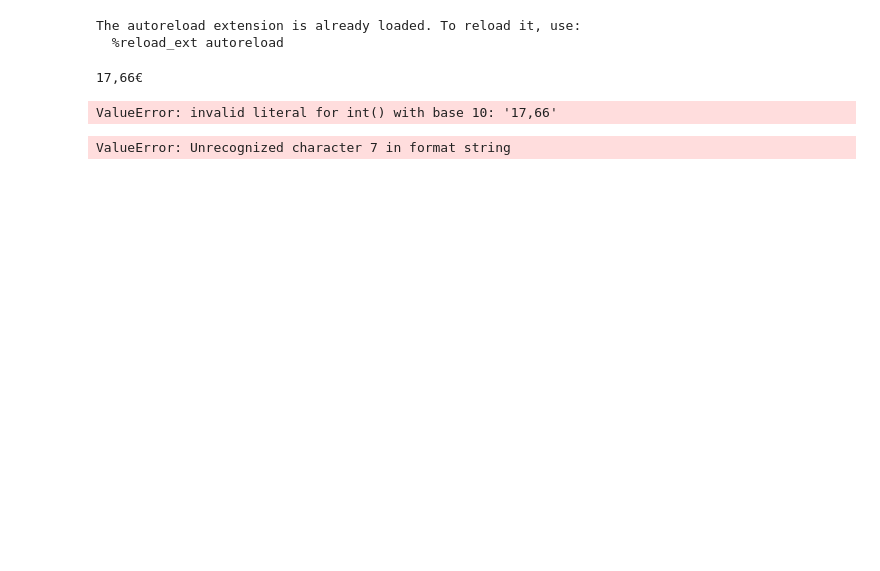
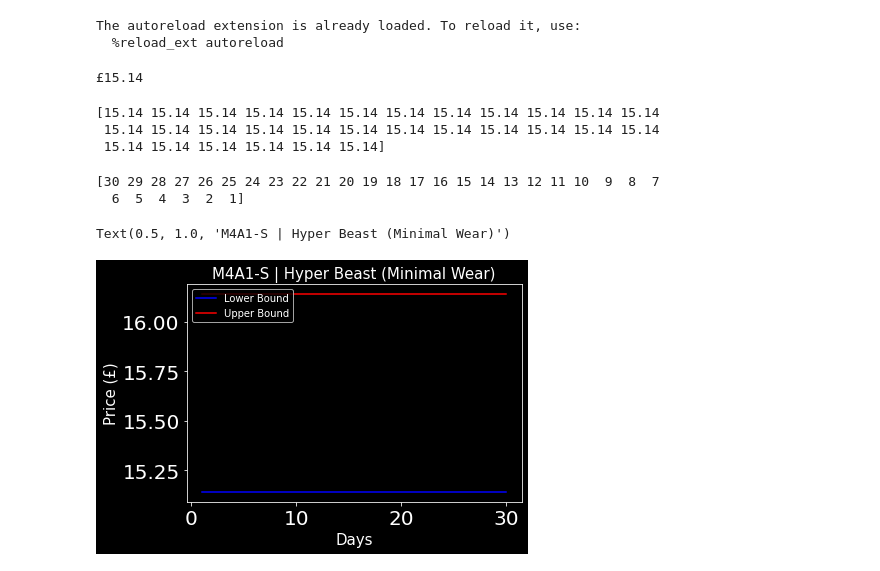
Before and after one commit to RuboGubo/SteamTrading, a Jupyter notebook: SRC/APIExplorer.ipynb, the cells around one changed output. Saved outputs shown, nothing was run; the diff lists cells and outputs as text; code cells hidden in the pictures; blank space fills up the shorter version.

```diff
--- a/SRC/APIExplorer.ipynb
+++ b/SRC/APIExplorer.ipynb
@@ -16,21 +17,36 @@ The autoreload extension is already loaded. To reload it, use:
   %reload_ext autoreload
 # %%
 Item = 'M4A1-S | Hyper Beast (Minimal Wear)'
+Days = 30
 # %%
-sitedata = requests.get('http://steamcommunity.com/market/priceoverview/?appid=730&currency=3&market_hash_name=' + Item)
+sitedata = requests.get('http://steamcommunity.com/market/priceoverview/?appid=730&currency=2&market_hash_name=' + Item)
 lowest_price = json.loads(sitedata.content.decode('UTF-8'))['lowest_price'] # convert the return from binary to askii and then finds lowest price
 print(lowest_price)
 # %% [output]
-17,66€
+£15.14
-# %%
-ProssessedNumber = float(lowest_price.replace('€', ''))
-# %% [output]
-ValueError: invalid literal for int() with base 10: '17,66'
+# %%
+number = float(lowest_price.replace('£', ''))
+ProcessedNumber = np.repeat(number, Days)
+print(ProcessedNumber)
+# %% [output]
+[15.14 15.14 15.14 15.14 15.14 15.14 15.14 15.14 15.14 15.14 15.14 15.14
+ 15.14 15.14 15.14 15.14 15.14 15.14 15.14 15.14 15.14 15.14 15.14 15.14
+ 15.14 15.14 15.14 15.14 15.14 15.14]
 # %%
-x = np.arange(0, 30+0.01, 0.01)
+x = np.arange(Days, 0, -1)
+print(x)
+# %% [output]
+[30 29 28 27 26 25 24 23 22 21 20 19 18 17 16 15 14 13 12 11 10  9  8  7
+  6  5  4  3  2  1]
-# %%
-y = ProssessedNumber
-plt.plot(x, 3*y)
-plt.plot(x, y)
-# %% [output]
-ValueError: Unrecognized character 7 in format string
+# %%
+y = ProcessedNumber
+plt.plot(x, y, "-b", label="Lower Bound")
+plt.plot(x, y+1, "-r", label="Upper Bound")
+plt.legend(loc="upper left", fontsize = 10)
+
+plt.xlabel('Days', fontsize = 15)
+plt.ylabel('Price (£)', fontsize = 15)
+plt.title(Item, fontsize = 15)
+# %% [output]
+Text(0.5, 1.0, 'M4A1-S | Hyper Beast (Minimal Wear)')
+[figure, added]
```
Also changed, not shown: parts of 1 cell of this notebook.
